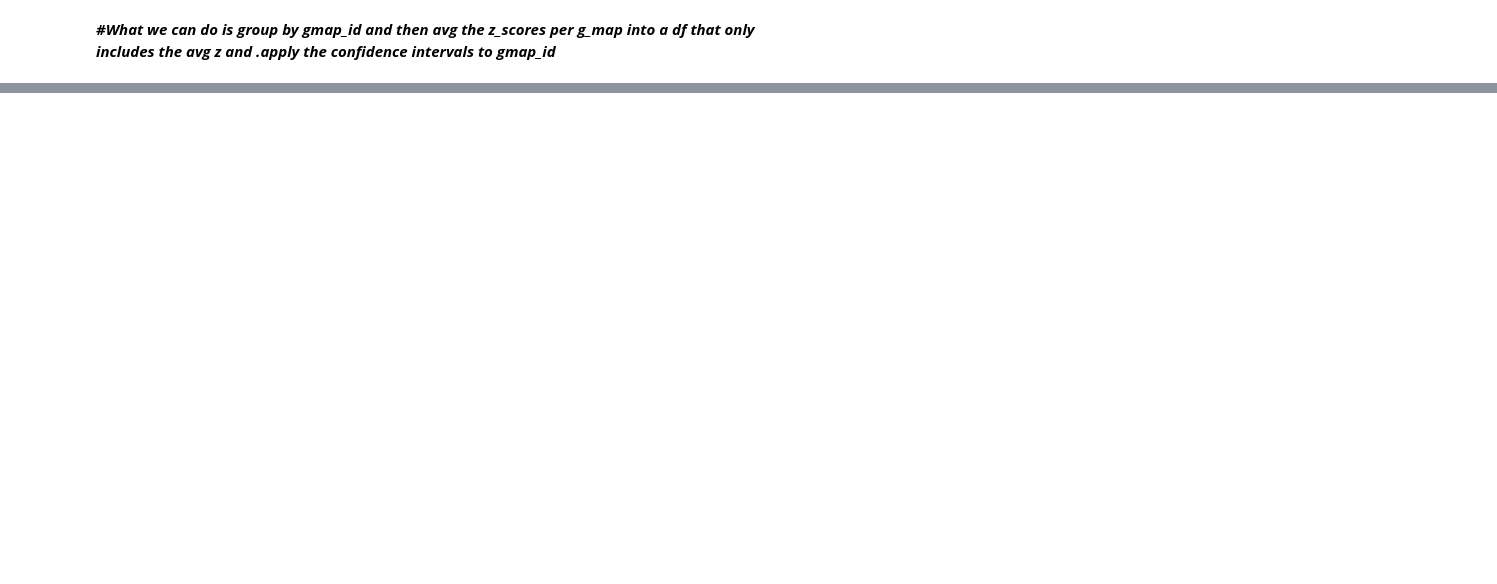
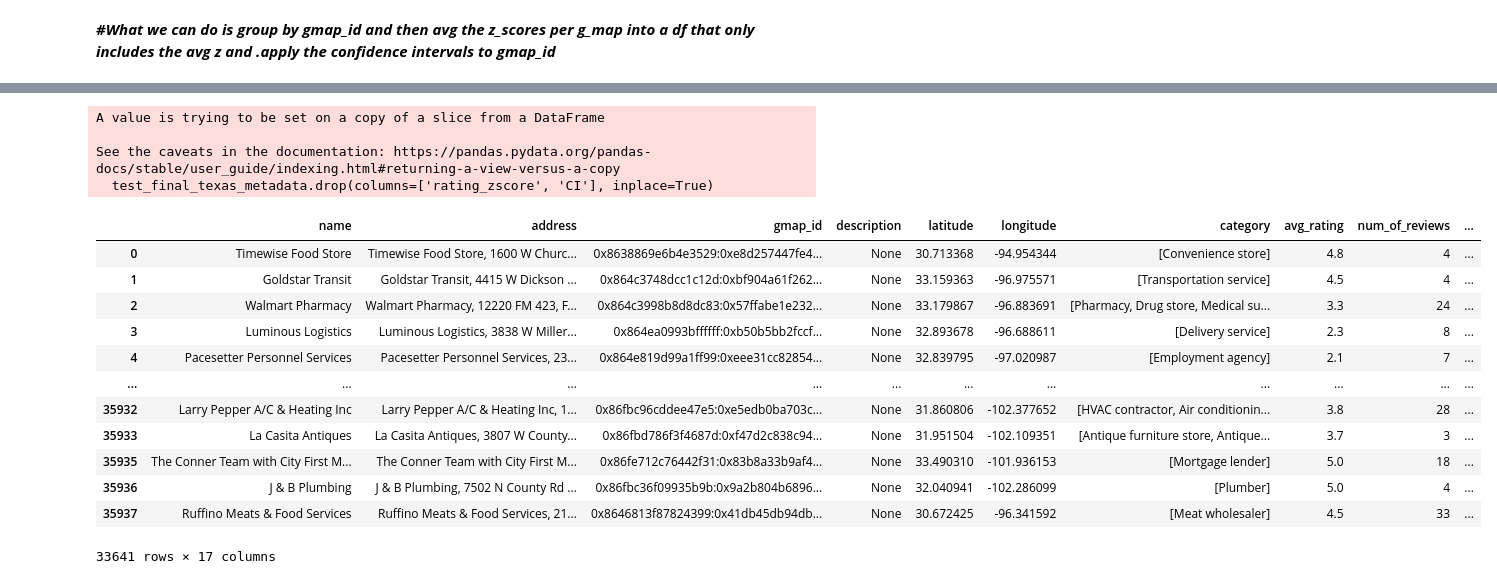
Before and after one commit to Dhrutube/DS3-LocalLens, a Jupyter notebook: Normalizing_sentiment_and_Tableu_cleaning.ipynb, the cells around one changed output, grey strips where cells are left out. Cells and saved outputs as stored; diff of their text form; code cells hidden in the pictures; blank space fills up the shorter version.

```diff
--- a/Normalizing_sentiment_and_Tableu_cleaning.ipynb
+++ b/Normalizing_sentiment_and_Tableu_cleaning.ipynb
@@ -228,0 +282,6 @@ KeyboardInterrupt:
+# %%
+test_final_texas_metadata = final_texas_metadata[~final_texas_metadata['CI'].apply(lambda x: any(pd.isna(i) for i in x))]
+
+#filters out null tuples
+# %%
+test_final_texas_metadata['CI'] = test_final_texas_metadata['CI'].apply(lambda x: (x[0],5.0) if x[1] > 5.0 else (1.0, x[1]) if x[0] < 1.0 else x)
@@ -228,0 +294,4 @@ KeyboardInterrupt:
+# %%
+#we lost around 2300 companies due to the confidence interval being null, which is likely due to them having only one review. We will have to decide what to do with these companies in the future, but for now we will just drop them from the dataset.
+test_final_texas_metadata['Category_rating_zscore'] = test_final_texas_metadata['rating_zscore']
+test_final_texas_metadata['CI_average_rating'] = test_final_texas_metadata['CI']
@@ -228,0 +309,23 @@ KeyboardInterrupt:
+# %%
+test_final_texas_metadata.drop(columns=['rating_zscore', 'CI'], inplace=True)
+# %% [output]
+A value is trying to be set on a copy of a slice from a DataFrame
+
+See the caveats in the documentation: https://pandas.pydata.org/pandas-docs/stable/user_guide/indexing.html#returning-a-view-versus-a-copy
+  test_final_texas_metadata.drop(columns=['rating_zscore', 'CI'], inplace=True)
+# %%
+test_final_texas_metadata
+# %% [output]
+|  | name | address | gmap_id | description | latitude | longitude | category | avg_rating | num_of_reviews | ... |
+| 0 | Timewise Food Store | Timewise Food Store, 1600 W Churc... | 0x8638869e6b4e3529:0xe8d257447fe4... | None | 30.713368 | -94.954344 | [Convenience store] | 4.8 | 4 | ... |
+| 1 | Goldstar Transit | Goldstar Transit, 4415 W Dickson ... | 0x864c3748dcc1c12d:0xbf904a61f262... | None | 33.159363 | -96.975571 | [Transportation service] | 4.5 | 4 | ... |
+| 2 | Walmart Pharmacy | Walmart Pharmacy, 12220 FM 423, F... | 0x864c3998b8d8dc83:0x57ffabe1e232... | None | 33.179867 | -96.883691 | [Pharmacy, Drug store, Medical su... | 3.3 | 24 | ... |
+| 3 | Luminous Logistics | Luminous Logistics, 3838 W Miller... | 0x864ea0993bffffff:0xb50b5bb2fccf... | None | 32.893678 | -96.688611 | [Delivery service] | 2.3 | 8 | ... |
+| 4 | Pacesetter Personnel Services | Pacesetter Personnel Services, 23... | 0x864e819d99a1ff99:0xeee31cc82854... | None | 32.839795 | -97.020987 | [Employment agency] | 2.1 | 7 | ... |
+| ... | ... | ... | ... | ... | ... | ... | ... | ... | ... | ... |
+| 35932 | Larry Pepper A/C & Heating Inc | Larry Pepper A/C & Heating Inc, 1... | 0x86fbc96cddee47e5:0xe5edb0ba703c... | None | 31.860806 | -102.377652 | [HVAC contractor, Air conditionin... | 3.8 | 28 | ... |
+| 35933 | La Casita Antiques | La Casita Antiques, 3807 W County... | 0x86fbd786f3f4687d:0xf47d2c838c94... | None | 31.951504 | -102.109351 | [Antique furniture store, Antique... | 3.7 | 3 | ... |
+| 35935 | The Conner Team with City First M... | The Conner Team with City First M... | 0x86fe712c76442f31:0x83b8a33b9af4... | None | 33.490310 | -101.936153 | [Mortgage lender] | 5.0 | 18 | ... |
+| 35936 | J & B Plumbing | J & B Plumbing, 7502 N County Rd ... | 0x86fbc36f09935b9b:0x9a2b804b6896... | None | 32.040941 | -102.286099 | [Plumber] | 5.0 | 4 | ... |
+| 35937 | Ruffino Meats & Food Services | Ruffino Meats & Food Services, 21... | 0x8646813f87824399:0x41db45db94db... | None | 30.672425 | -96.341592 | [Meat wholesaler] | 4.5 | 33 | ... |
+33641 rows × 17 columns
```
Also changed, not shown: parts of 10 cells of this notebook.
